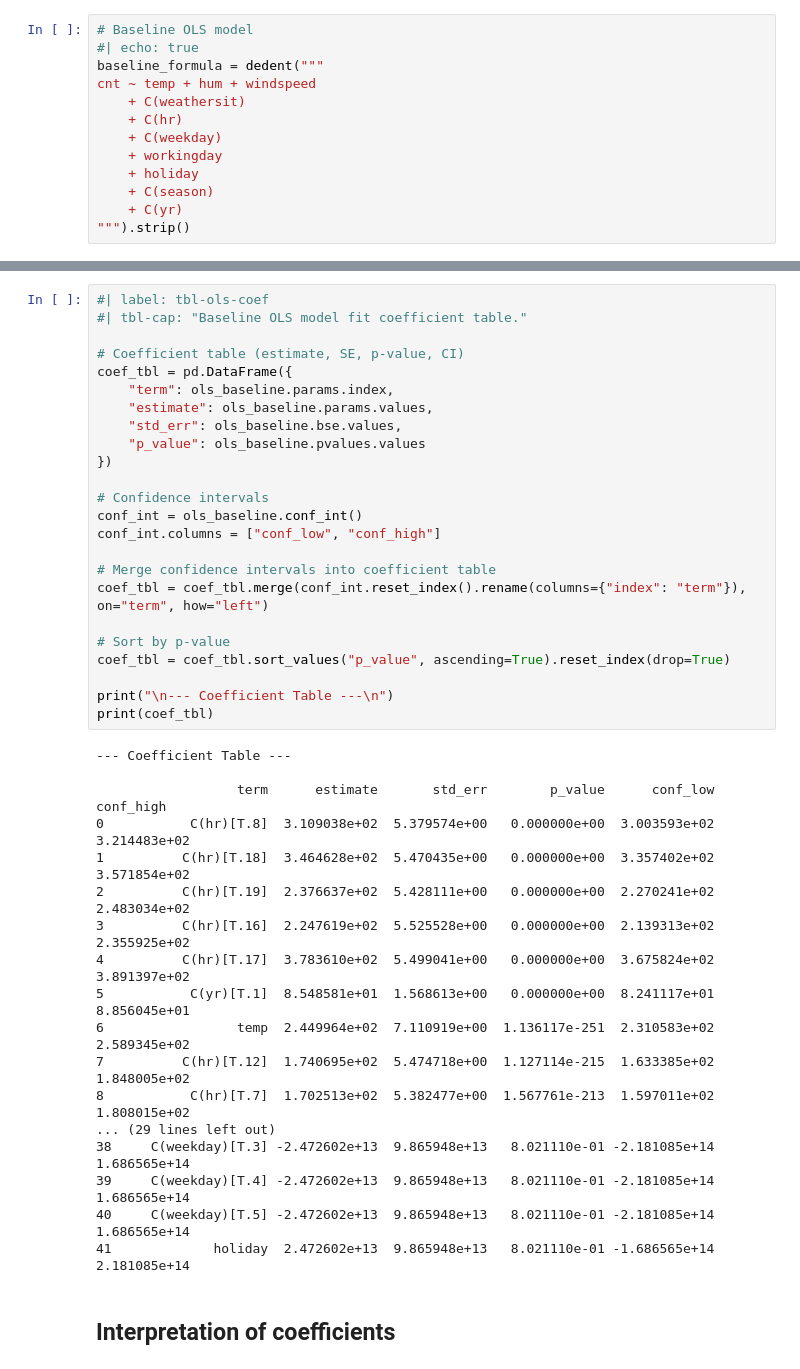
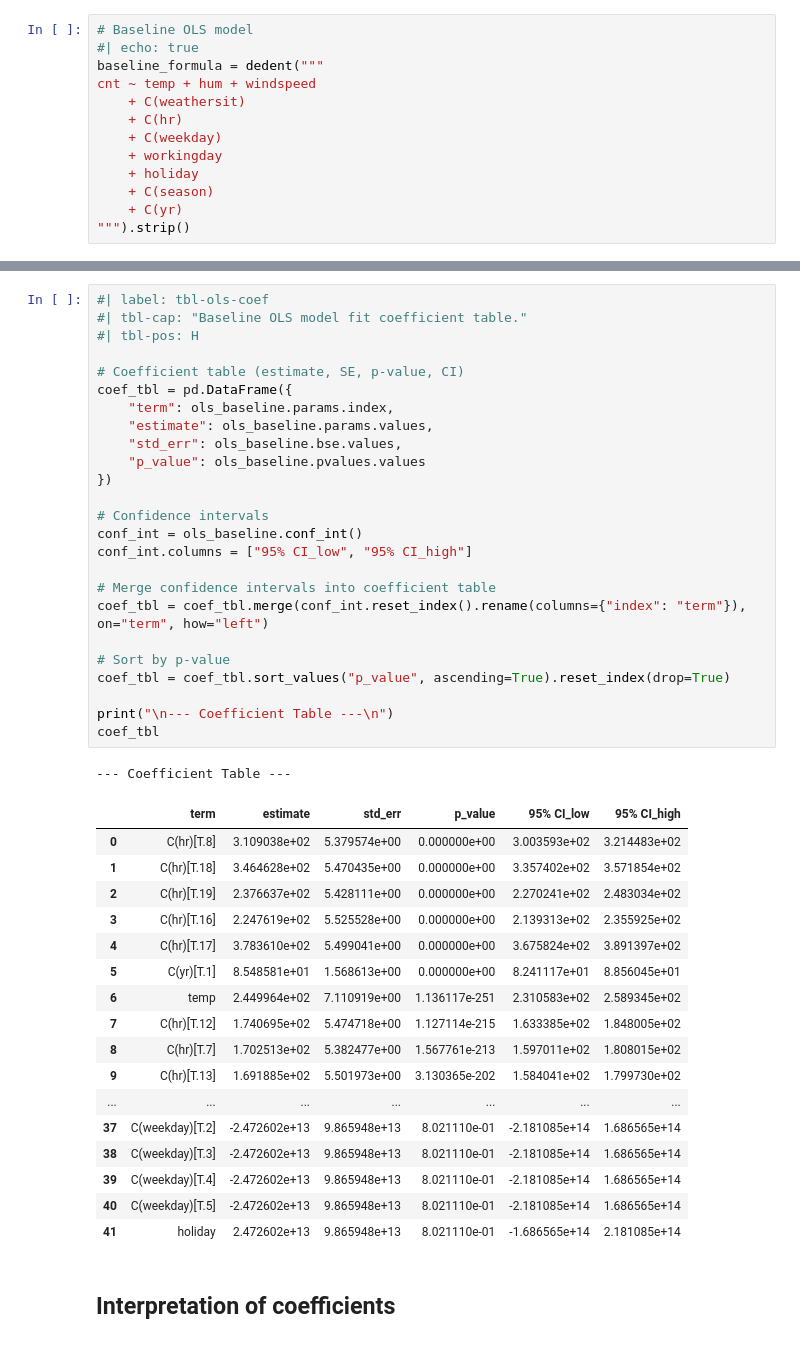
Before and after one commit to AnhJoe/data210p_assignments, a Jupyter notebook: HW2/02_bike_sharing.ipynb, the cells around one changed output, grey strips where cells are left out. Cells and saved outputs as stored; diff of their text form.

Commit message:
1_30_2026 Fixed issues with table pushed out of sections

```diff
--- a/HW2/02_bike_sharing.ipynb
+++ b/HW2/02_bike_sharing.ipynb
@@ -269,45 +265,47 @@ strong multicollinearity problems or that the design matrix is singular.
 # %%
 #| label: tbl-ols-coef
 #| tbl-cap: "Baseline OLS model fit coefficient table."
+#| tbl-pos: H
 
 # Coefficient table (estimate, SE, p-value, CI)
 coef_tbl = pd.DataFrame({
     "term": ols_baseline.params.index,
     "estimate": ols_baseline.params.values,
     "std_err": ols_baseline.bse.values,
     "p_value": ols_baseline.pvalues.values
 })
 
 # Confidence intervals
 conf_int = ols_baseline.conf_int()
-conf_int.columns = ["conf_low", "conf_high"]
+conf_int.columns = ["95% CI_low", "95% CI_high"]
 
 # Merge confidence intervals into coefficient table
 coef_tbl = coef_tbl.merge(conf_int.reset_index().rename(columns={"index": "term"}), on="term", how="left")
 
 # Sort by p-value
 coef_tbl = coef_tbl.sort_values("p_value", ascending=True).reset_index(drop=True)
 
 print("\n--- Coefficient Table ---\n")
-print(coef_tbl)
+coef_tbl
 # %% [output]
 --- Coefficient Table ---
-
-                  term      estimate       std_err        p_value      conf_low     conf_high
-0           C(hr)[T.8]  3.109038e+02  5.379574e+00   0.000000e+00  3.003593e+02  3.214483e+02
-1          C(hr)[T.18]  3.464628e+02  5.470435e+00   0.000000e+00  3.357402e+02  3.571854e+02
-2          C(hr)[T.19]  2.376637e+02  5.428111e+00   0.000000e+00  2.270241e+02  2.483034e+02
-3          C(hr)[T.16]  2.247619e+02  5.525528e+00   0.000000e+00  2.139313e+02  2.355925e+02
-4          C(hr)[T.17]  3.783610e+02  5.499041e+00   0.000000e+00  3.675824e+02  3.891397e+02
-5           C(yr)[T.1]  8.548581e+01  1.568613e+00   0.000000e+00  8.241117e+01  8.856045e+01
-6                 temp  2.449964e+02  7.110919e+00  1.136117e-251  2.310583e+02  2.589345e+02
-7          C(hr)[T.12]  1.740695e+02  5.474718e+00  1.127114e-215  1.633385e+02  1.848005e+02
-8           C(hr)[T.7]  1.702513e+02  5.382477e+00  1.567761e-213  1.597011e+02  1.808015e+02
-... (29 lines left out)
-38     C(weekday)[T.3] -2.472602e+13  9.865948e+13   8.021110e-01 -2.181085e+14  1.686565e+14
-39     C(weekday)[T.4] -2.472602e+13  9.865948e+13   8.021110e-01 -2.181085e+14  1.686565e+14
-40     C(weekday)[T.5] -2.472602e+13  9.865948e+13   8.021110e-01 -2.181085e+14  1.686565e+14
-41             holiday  2.472602e+13  9.865948e+13   8.021110e-01 -1.686565e+14  2.181085e+14
+|  | term | estimate | std_err | p_value | 95% CI_low | 95% CI_high |
+| 0 | C(hr)[T.8] | 3.109038e+02 | 5.379574e+00 | 0.000000e+00 | 3.003593e+02 | 3.214483e+02 |
+| 1 | C(hr)[T.18] | 3.464628e+02 | 5.470435e+00 | 0.000000e+00 | 3.357402e+02 | 3.571854e+02 |
+| 2 | C(hr)[T.19] | 2.376637e+02 | 5.428111e+00 | 0.000000e+00 | 2.270241e+02 | 2.483034e+02 |
+| 3 | C(hr)[T.16] | 2.247619e+02 | 5.525528e+00 | 0.000000e+00 | 2.139313e+02 | 2.355925e+02 |
+| 4 | C(hr)[T.17] | 3.783610e+02 | 5.499041e+00 | 0.000000e+00 | 3.675824e+02 | 3.891397e+02 |
+| 5 | C(yr)[T.1] | 8.548581e+01 | 1.568613e+00 | 0.000000e+00 | 8.241117e+01 | 8.856045e+01 |
+| 6 | temp | 2.449964e+02 | 7.110919e+00 | 1.136117e-251 | 2.310583e+02 | 2.589345e+02 |
+| 7 | C(hr)[T.12] | 1.740695e+02 | 5.474718e+00 | 1.127114e-215 | 1.633385e+02 | 1.848005e+02 |
+| 8 | C(hr)[T.7] | 1.702513e+02 | 5.382477e+00 | 1.567761e-213 | 1.597011e+02 | 1.808015e+02 |
+| 9 | C(hr)[T.13] | 1.691885e+02 | 5.501973e+00 | 3.130365e-202 | 1.584041e+02 | 1.799730e+02 |
+| ... | ... | ... | ... | ... | ... | ... |
+| 37 | C(weekday)[T.2] | -2.472602e+13 | 9.865948e+13 | 8.021110e-01 | -2.181085e+14 | 1.686565e+14 |
+| 38 | C(weekday)[T.3] | -2.472602e+13 | 9.865948e+13 | 8.021110e-01 | -2.181085e+14 | 1.686565e+14 |
+| 39 | C(weekday)[T.4] | -2.472602e+13 | 9.865948e+13 | 8.021110e-01 | -2.181085e+14 | 1.686565e+14 |
+| 40 | C(weekday)[T.5] | -2.472602e+13 | 9.865948e+13 | 8.021110e-01 | -2.181085e+14 | 1.686565e+14 |
+| 41 | holiday | 2.472602e+13 | 9.865948e+13 | 8.021110e-01 | -1.686565e+14 | 2.181085e+14 |
 # %% [markdown]
 ## Interpretation of coefficients
 # %% [markdown]
```
Also changed, not shown: parts of 28 cells of this notebook, 4 other files.
